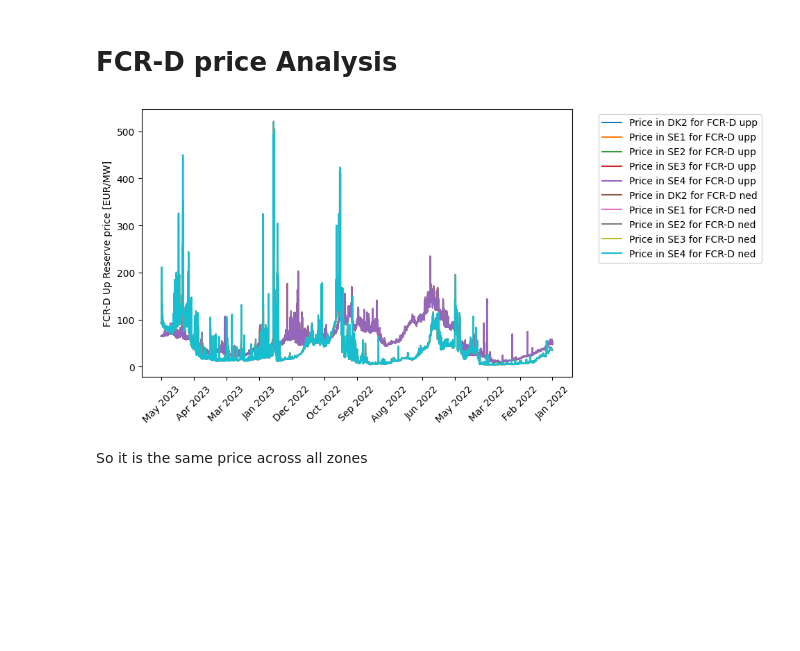
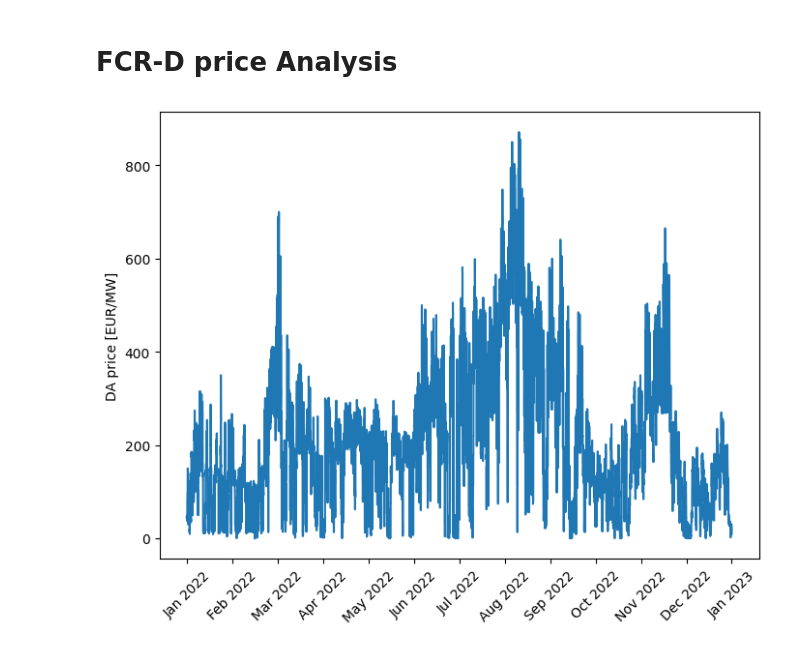
Before and after one commit to junesooshin/lightenup, a Jupyter notebook: Data Examination/DA Analysis.ipynb, the cells around one changed output. Cells and saved outputs as stored; diff of their text form; code cells hidden in the pictures; blank space fills up the shorter version.

Commit message:
Analysis files and small changes in data gathering of ForgettingFactor files

```diff
--- a/Data Examination/DA Analysis.ipynb
+++ b/Data Examination/DA Analysis.ipynb
@@ -519,0 +69,21 @@ plt.show()
+# %%
+Latest_time = '2022-01-01T00:00:00'
+Earliest_time = '2023-03-31T23:00:00'
+
+# Create a DatetimeIndex with hourly frequency
+date_range = pd.date_range(start=Latest_time, end=Earliest_time, freq='H')
+
+# Create an empty DataFrame with the desired index
+df_HourDK_series = pd.DataFrame(index=date_range)
+
+# Optionally, you can reset the index if you want a separate column for the timestamps
+df_HourDK_series.reset_index(inplace=True)
+
+df_spot = df_raw["Spot"]
+print(df["Spot"].size,df_HourDK_series.size)
+
+# Assuming you have another DataFrame called df_spot
+# Concatenate df_HourDK_series and df_spot
+concatenated_df = pd.concat([df_HourDK_series, df_spot], axis=1)
+df = concatenated_df.rename(columns={"index": "HourDK"})
+print(concatenated_df)
@@ -522,35 +134,30 @@ plt.show()
 # %%
-product_name = ["FCR-D upp", "FCR-D ned"]
-auction_type = "Total"
-price_areas = ["DK2", "SE1", "SE2", "SE3", "SE4"]
+Latest_time = '2022-01-01T00:00:00'
+Earliest_time = '2023-01-30T23:00:00'
 
-plt.figure(figsize=(8, 5))
+fig, axs = plt.subplots(figsize=(8, 6), dpi=100)
 
-for product in product_name:
-    for area in price_areas:
-        mask = (df["PriceArea"] == area) & (df["AuctionType"] == auction_type) & (df["ProductName"] == product)
-        price = df["PriceTotalEUR"].loc[mask].reset_index(drop=True)
-        plt.plot(price, label=f"Price in {area} for {product}", drawstyle='steps-post')
+mask = (df["HourDK"] >= Latest_time) & (df["HourDK"] <= Earliest_time)
+price = df["Spot"].loc[mask].reset_index(drop=True)
+plt.plot(price, drawstyle='steps-post')
 
-mask_total = (df["PriceArea"] == "DK2") & (df["AuctionType"] == auction_type) & (df["ProductName"] == "FCR-D upp")
-xaxis = df["HourDK"].loc[mask_total].reset_index(drop=True)
+xaxis = df["HourDK"].loc[mask].reset_index(drop=True)
 xaxis = pd.to_datetime(xaxis)# Convert xaxis to datetime
 
 # Set the x-axis ticks to be monthly
 num_ticks = len(xaxis)
 tick_step = max(1, int(np.ceil(num_ticks / 12))) # Show at least one tick per month
 month_ticks = xaxis.index % tick_step == 0
 if not month_ticks[0]:
     month_ticks[0] = True
 if not month_ticks[-1]:
     month_ticks[-1] = True
 plt.xticks(xaxis.index[month_ticks], xaxis[month_ticks].dt.strftime("%b %Y"), rotation=45)
 
 
-plt.legend(bbox_to_anchor=(1.05, 1), loc='upper left')
-plt.ylabel("FCR-D Up Reserve price [EUR/MW]")
+#plt.legend(bbox_to_anchor=(1.05, 1), loc='upper left')
+
+plt.ylabel("DA price [EUR/MW]")
 plt.show()
 # %% [output]
-[figure, old version]
+[figure, new version]
-# %% [markdown]
-So it is the same price across all zones
```
Also changed, not shown: parts of 22 cells of this notebook, 10 other files.
